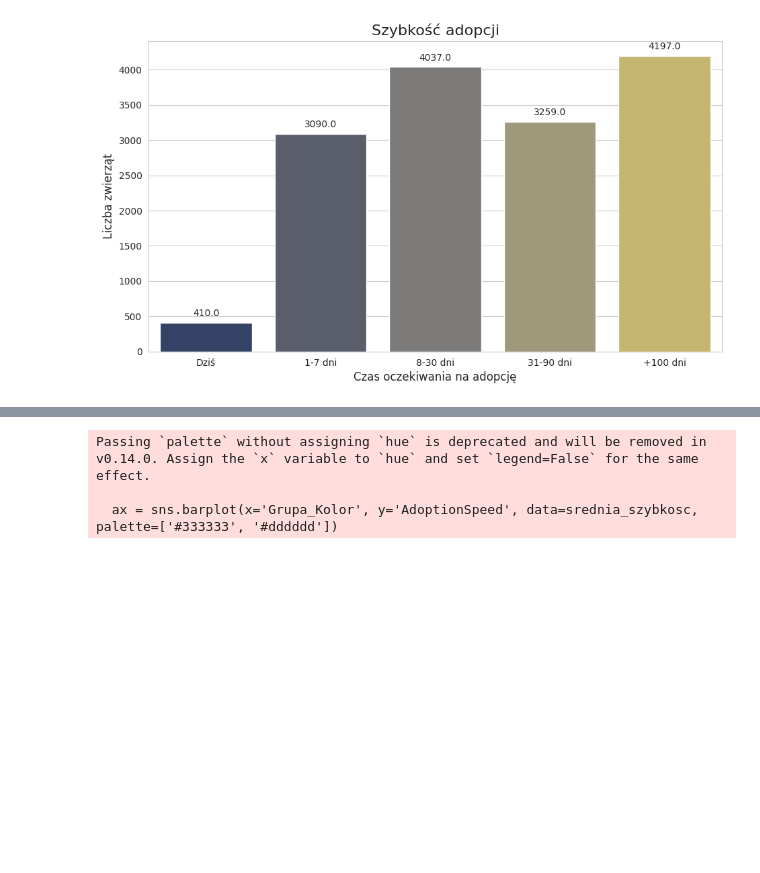
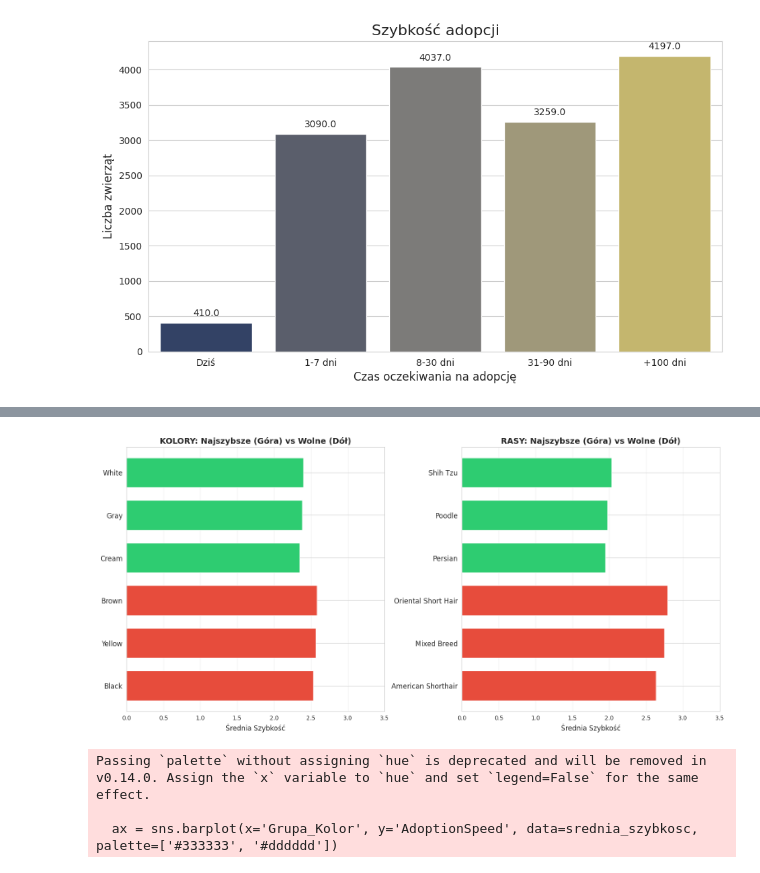
Before and after one commit to trozmarynowski/Projekt-Zaliczeniony-Merito, a Jupyter notebook: Untitled85.ipynb, the cells around one changed output, grey strips where cells are left out. Saved outputs shown, nothing was run; the diff lists cells and outputs as text; code cells hidden in the pictures; blank space fills up the shorter version.

```diff
--- a/Untitled85.ipynb
+++ b/Untitled85.ipynb
@@ -93,3 +191,46 @@ Passing `palette` without assigning `hue` is deprecated and will be removed in v
+# %%
+
+fig, axes = plt.subplots(nrows=1, ncols=2, figsize=(16, 8))
+# (16, 8) daje szeroki i wysoki obraz, żeby napisy miały "oddech"
+
+# --- CZĘŚĆ 1: KOLORY (Lewy wykres) ---
+kolory = df.groupby('Color1_Name')['AdoptionSpeed'].mean().sort_values()
+top_bottom_kolory = pd.concat([kolory.tail(3), kolory.head(3)]) # Wolne + Szybkie
+colors_map = ['#e74c3c']*3 + ['#2ecc71']*3
+
+# Rysujemy na 'axes[0]' (czyli po lewej)
+top_bottom_kolory.plot(kind='barh', color=colors_map, width=0.7, ax=axes[0])
+
+axes[0].set_title('KOLORY: Najszybsze (Góra) vs Wolne (Dół)', fontsize=14, fontweight='bold')
+axes[0].set_xlabel('Średnia Szybkość', fontsize=12)
+axes[0].set_ylabel('') # <--- TO USUWA TEN PIONOWY NAPIS "Color1_Name"
+axes[0].set_xlim(0, 3.5)
+axes[0].tick_params(axis='y', labelsize=12) # Powiększam czcionkę nazw kolorów
+axes[0].grid(axis='x', alpha=0.3)
+
+
+# --- CZĘŚĆ 2: RASY (Prawy wykres) ---
+rasy_counts = df['Breed1_Name'].value_counts()
+popularne = rasy_counts[rasy_counts > 50].index
+rasy = df[df['Breed1_Name'].isin(popularne)].groupby('Breed1_Name')['AdoptionSpeed'].mean().sort_values()
+top_bottom_rasy = pd.concat([rasy.tail(3), rasy.head(3)]) # Wolne + Szybkie
+
+# Rysujemy na 'axes[1]' (czyli po prawej)
+top_bottom_rasy.plot(kind='barh', color=colors_map, width=0.7, ax=axes[1])
+
+axes[1].set_title('RASY: Najszybsze (Góra) vs Wolne (Dół)', fontsize=14, fontweight='bold')
+axes[1].set_xlabel('Średnia Szybkość', fontsize=12)
+axes[1].set_ylabel('')
+axes[1].set_xlim(0, 3.5)
+axes[1].tick_params(axis='y', labelsize=12)
+axes[1].grid(axis='x', alpha=0.3)
+
+plt.tight_layout(pad=3.0)
+plt.subplots_adjust(wspace=0.3)
+
+plt.show()
+# %% [output]
+[figure, added]
 # %%
 
 # 1. Wybieram psy
```
Also changed, not shown: parts of 8 cells of this notebook.
